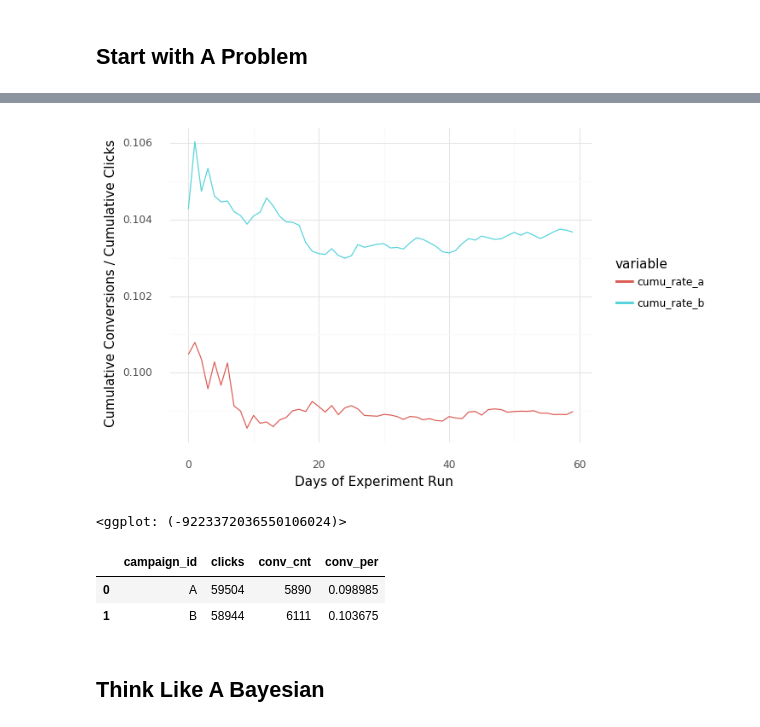
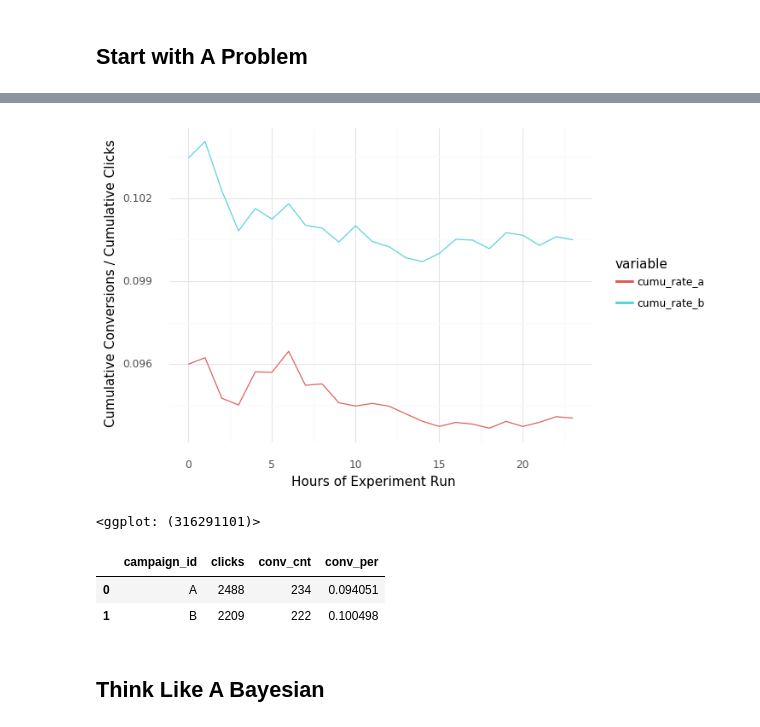
Before and after one commit to cstorm125/abtestoo, a Jupyter notebook: bayesian.ipynb, the cells around one changed output, grey strips where cells are left out. Saved outputs shown, nothing was run; the diff lists cells and outputs as text; code cells hidden in the pictures.

```diff
--- a/bayesian.ipynb
+++ b/bayesian.ipynb
@@ -33,7 +35,7 @@ We simulate the aforementioned problem with both campaigns getting randomly abou
 def gen_campaigns(p1,p2,nb_days,scaler,seed):
     #generate fake data
     np.random.seed(seed)
-    ns = np.random.triangular(500,1000,1500,size=nb_days*2).astype(int)
+    ns = np.random.triangular(50,100,150,size=nb_days*2).astype(int)
     np.random.seed(seed)
     es = np.random.randn(nb_days*2) / scaler
 
@@ -54,7 +56,7 @@ def gen_campaigns(p1,p2,nb_days,scaler,seed):
 
 conv_days = gen_campaigns(p1 = 0.10,
                           p2 = 0.105,
-                          nb_days = 60,
+                          nb_days = 24,
                           scaler=300,
                           seed = 1412) #god-mode
 conv_days.head()
@@ -68,11 +70,11 @@ conv_days.head()
 # %%
 rates_df = conv_days[['click_day','cumu_rate_a','cumu_rate_b']].melt(id_vars='click_day')
 g = (ggplot(rates_df, aes(x='click_day', y='value', color='variable')) + geom_line() + theme_minimal() +
-          xlab('Days of Experiment Run') + ylab('Cumulative Conversions / Cumulative Clicks'))
+          xlab('Hours of Experiment Run') + ylab('Cumulative Conversions / Cumulative Clicks'))
 g
 # %% [output]
-[figure, old version]
+[figure, new version]
-<ggplot: (-9223372036550106024)>
+<ggplot: (316291101)>
 # %%
 #sum after 2 months
 conv_df = pd.DataFrame({'campaign_id':['A','B'], 'clicks':[conv_days.click_a.sum(),conv_days.click_b.sum()],
@@ -81,8 +83,8 @@ conv_df['conv_per'] =  conv_df['conv_cnt'] / conv_df['clicks']
 conv_df
 # %% [output]
 |  | campaign_id | clicks | conv_cnt | conv_per |
-| 0 | A | 59504 | 5890 | 0.098985 |
-| 1 | B | 58944 | 6111 | 0.103675 |
+| 0 | A | 2488 | 234 | 0.094051 |
+| 1 | B | 2209 | 222 | 0.100498 |
 # %% [markdown]
 ## Think Like A Bayesian
 # %% [markdown]
```
Also changed, not shown: parts of 95 cells of this notebook, 1 other file.
